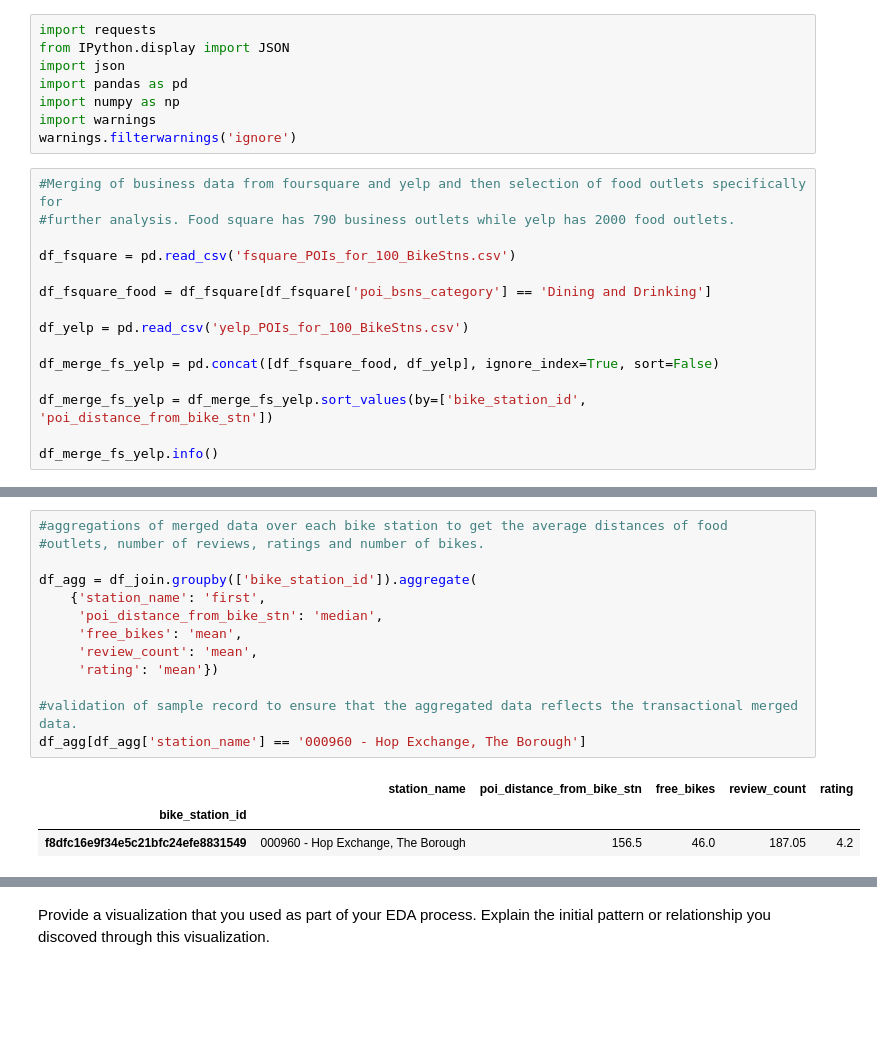
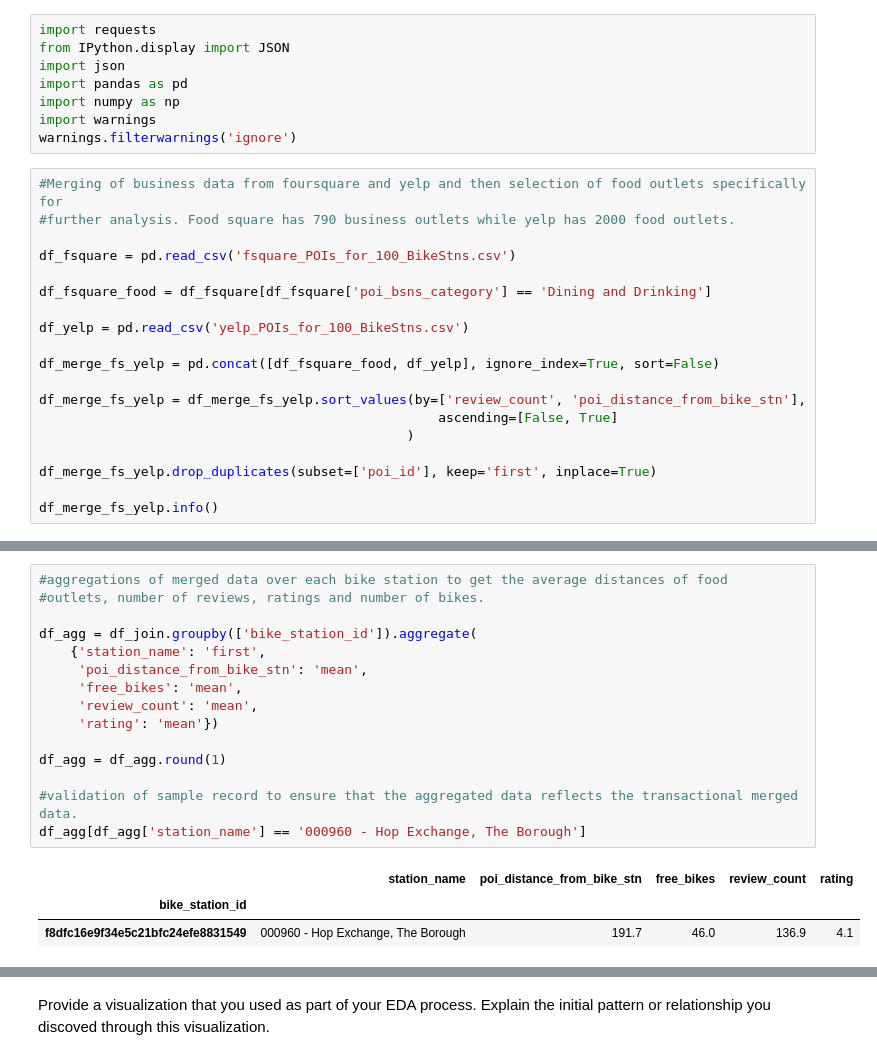
Before and after one commit to alifaisalraza/Statistical-Modelling-Project, a Jupyter notebook: notebooks/joining_data.ipynb, the cells around one changed output, grey strips where cells are left out. Cells and saved outputs as stored; diff of their text form; blank space fills up the shorter version.

```diff
--- a/notebooks/joining_data.ipynb
+++ b/notebooks/joining_data.ipynb
@@ -20,7 +20,11 @@ df_yelp = pd.read_csv('yelp_POIs_for_100_BikeStns.csv')
 
 df_merge_fs_yelp = pd.concat([df_fsquare_food, df_yelp], ignore_index=True, sort=False)
 
-df_merge_fs_yelp = df_merge_fs_yelp.sort_values(by=['bike_station_id', 'poi_distance_from_bike_stn'])
+df_merge_fs_yelp = df_merge_fs_yelp.sort_values(by=['review_count', 'poi_distance_from_bike_stn'],
+                                                   ascending=[False, True]
+                                               )
+
+df_merge_fs_yelp.drop_duplicates(subset=['poi_id'], keep='first', inplace=True)
 
 df_merge_fs_yelp.info()
 # %% [output]
@@ -97,18 +100,20 @@ df_join[df_join['bike_station_id'] == 'f8dfc16e9f34e5c21bfc24efe8831549']
 # %%
 #aggregations of merged data over each bike station to get the average distances of food
 #outlets, number of reviews, ratings and number of bikes.
 
 df_agg = df_join.groupby(['bike_station_id']).aggregate(
     {'station_name': 'first',
-     'poi_distance_from_bike_stn': 'median',
+     'poi_distance_from_bike_stn': 'mean',
      'free_bikes': 'mean',
      'review_count': 'mean',
      'rating': 'mean'})
 
+df_agg = df_agg.round(1)
+
 #validation of sample record to ensure that the aggregated data reflects the transactional merged data.
 df_agg[df_agg['station_name'] == '000960 - Hop Exchange, The Borough']
 # %% [output]
 |  | station_name | poi_distance_from_bike_stn | free_bikes | review_count | rating |
 | bike_station_id |  |  |  |  |  |
-| f8dfc16e9f34e5c21bfc24efe8831549 | 000960 - Hop Exchange, The Borough | 156.5 | 46.0 | 187.05 | 4.2 |
+| f8dfc16e9f34e5c21bfc24efe8831549 | 000960 - Hop Exchange, The Borough | 191.7 | 46.0 | 136.9 | 4.1 |
 # %%
```
Also changed, not shown: parts of 12 cells of this notebook, 11 other files.
